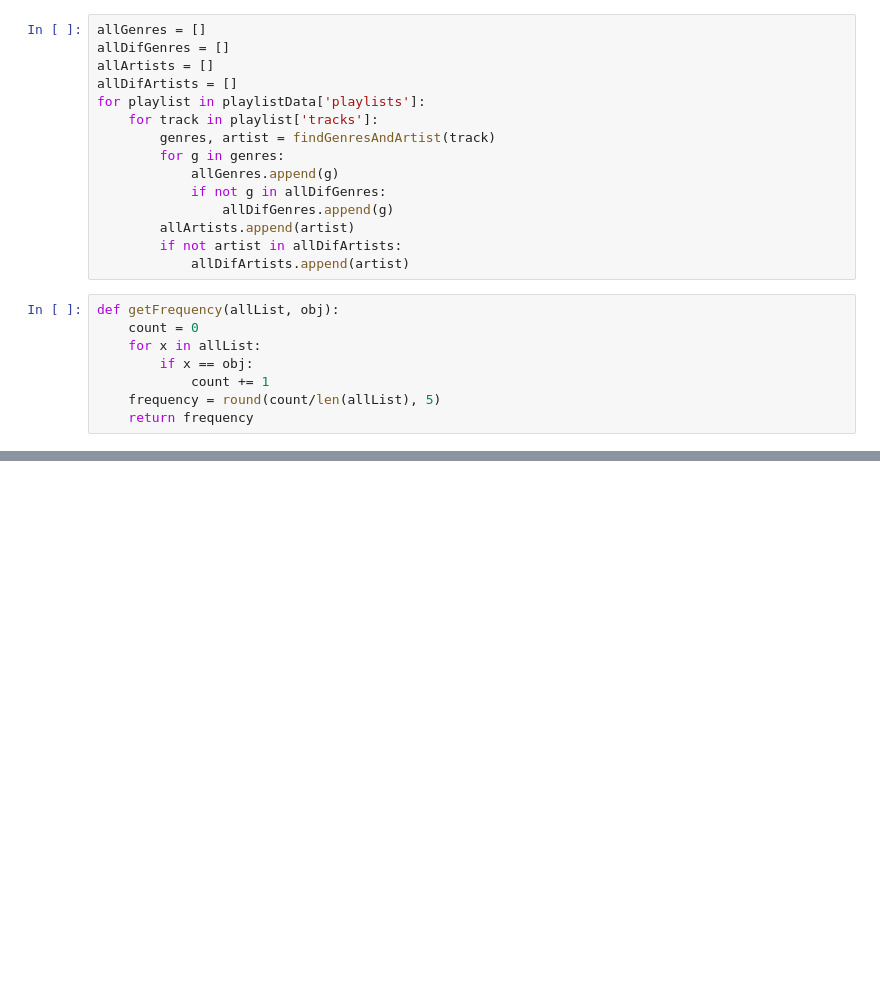
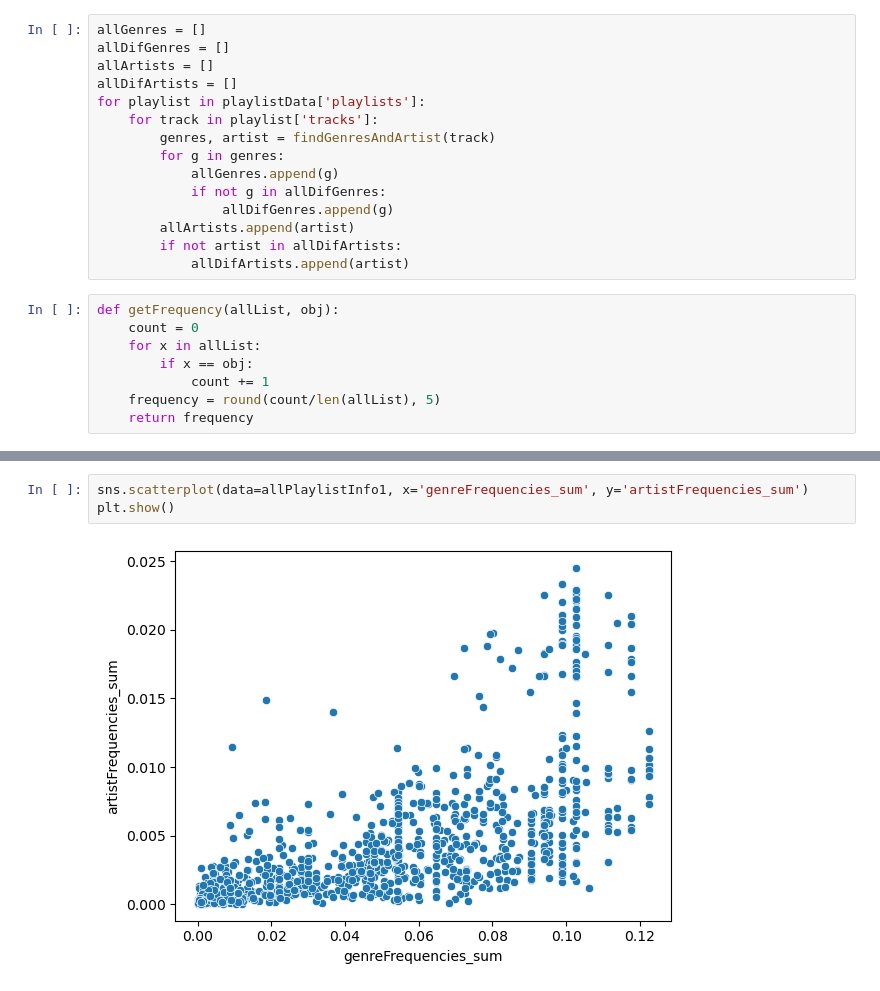
Before and after one commit to bsilver3/RFP2, a Jupyter notebook: SpotifyData_Zach.ipynb, the cells around one changed output, grey strips where cells are left out. Cells and saved outputs as stored; diff of their text form; blank space fills up the shorter version.

```diff
--- a/SpotifyData_Zach.ipynb
+++ b/SpotifyData_Zach.ipynb
@@ -150,6 +197,11 @@ sns.scatterplot(data=allPlaylistInfo, x='genreFrequencies_sum', y='artistFrequen
 plt.show()
 # %% [output]
 [figure]
+# %%
+sns.scatterplot(data=allPlaylistInfo1, x='genreFrequencies_sum', y='artistFrequencies_sum')
+plt.show()
+# %% [output]
+[figure, added]
 # %%
 sns.scatterplot(data=allPlaylistInfo2, x='genreFrequencies_sum', y='artistFrequencies_sum')
 plt.show()
```
Also changed, not shown: parts of 6 cells of this notebook.
